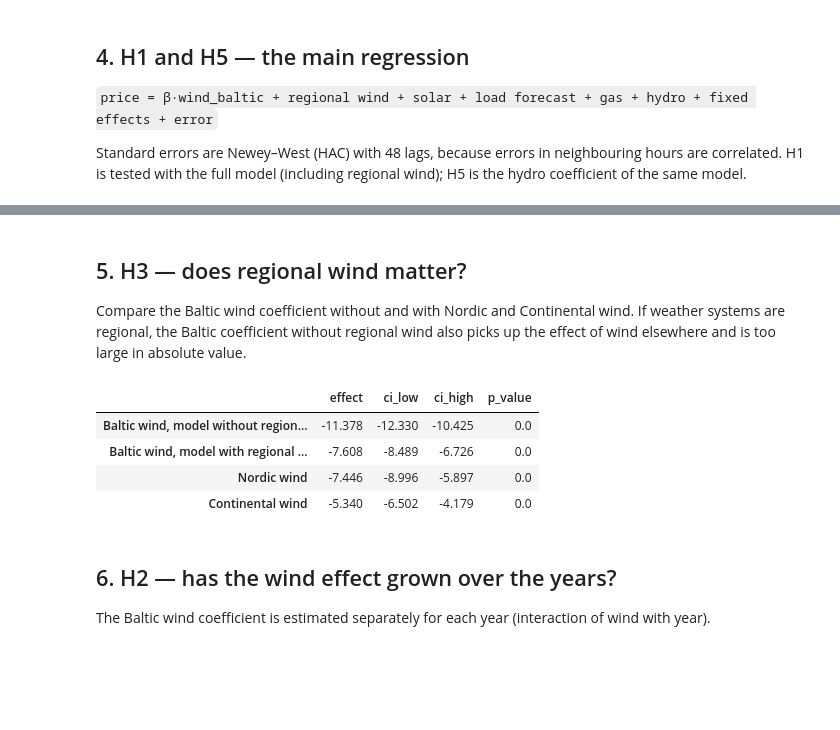
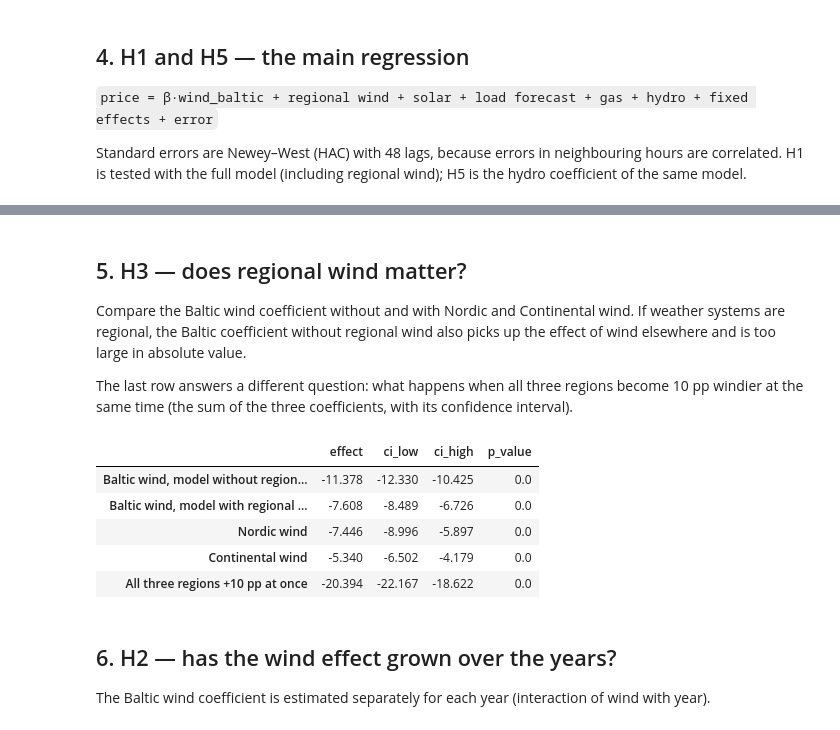
Before and after one commit to MangirdasMikalkenas/Weather_as_a_price_driver_-_Lithuanian_day-ahead_power_prices-_2023-2026, a Jupyter notebook: notebooks/01_price_drivers.ipynb, the cells around one changed output, grey strips where cells are left out. Drawn from its saved outputs; the diff is of its cells as text; code cells hidden in the pictures; blank space fills up the shorter version.

```diff
--- a/notebooks/01_price_drivers.ipynb
+++ b/notebooks/01_price_drivers.ipynb
@@ -70,6 +83,10 @@ df["wind_lv_ee"] = df[["wind_cf_lv", "wind_cf_ee"]].mean(axis=1) * 100
 df["wind_baltic"] = df[["wind_cf_lt", "wind_cf_lv", "wind_cf_ee"]].mean(axis=1) * 100
 df["wind_nordic"] = df[["wind_cf_se", "wind_cf_fi", "wind_cf_no", "wind_cf_dk"]].mean(axis=1) * 100
 df["wind_continental"] = df[["wind_cf_pl", "wind_cf_de"]].mean(axis=1) * 100
+df["wind_se_fi"] = df[["wind_cf_se", "wind_cf_fi"]].mean(axis=1) * 100            # directly connected Nordics
+df["wind_no_dk"] = df[["wind_cf_no", "wind_cf_dk"]].mean(axis=1) * 100
+df["wind_no"] = df["wind_cf_no"] * 100
+df["wind_continental_dk"] = df[["wind_cf_pl", "wind_cf_de", "wind_cf_dk"]].mean(axis=1) * 100
 df["solar_rad"] = df["solar_rad_lt_wm2"] / 100
 df["load_fc_gw"] = df["load_forecast_mw"] / 1000
 df["gas"] = df["ttf_eur_mwh"]
@@ -211,20 +254,26 @@ R² = 0.529, hours = 31,958
 Compare the Baltic wind coefficient without and with Nordic and Continental wind.
 If weather systems are regional, the Baltic coefficient without regional wind also picks up
 the effect of wind elsewhere and is too large in absolute value.
+
+The last row answers a different question: what happens when all three regions become 10 pp windier
+at the same time (the sum of the three coefficients, with its confidence interval).
 # %%
+region_wide = contrast(m_full, {"wind_baltic": 10, "wind_nordic": 10, "wind_continental": 10})
 h3 = pd.DataFrame({
     "Baltic wind, model without regional wind": effect(m_base, "wind_baltic", 10),
     "Baltic wind, model with regional wind": effect(m_full, "wind_baltic", 10),
     "Nordic wind": effect(m_full, "wind_nordic", 10),
     "Continental wind": effect(m_full, "wind_continental", 10),
+    "All three regions +10 pp at once": region_wide,
 }).T
 h3.round(3)
 # %% [output]
 |  | effect | ci_low | ci_high | p_value |
 | Baltic wind, model without region... | -11.378 | -12.330 | -10.425 | 0.0 |
 | Baltic wind, model with regional ... | -7.608 | -8.489 | -6.726 | 0.0 |
 | Nordic wind | -7.446 | -8.996 | -5.897 | 0.0 |
 | Continental wind | -5.340 | -6.502 | -4.179 | 0.0 |
+| All three regions +10 pp at once | -20.394 | -22.167 | -18.622 | 0.0 |
 # %% [markdown]
 ## 6. H2 — has the wind effect grown over the years?
 
```
Also changed, not shown: parts of 19 cells of this notebook, 4 other files.
